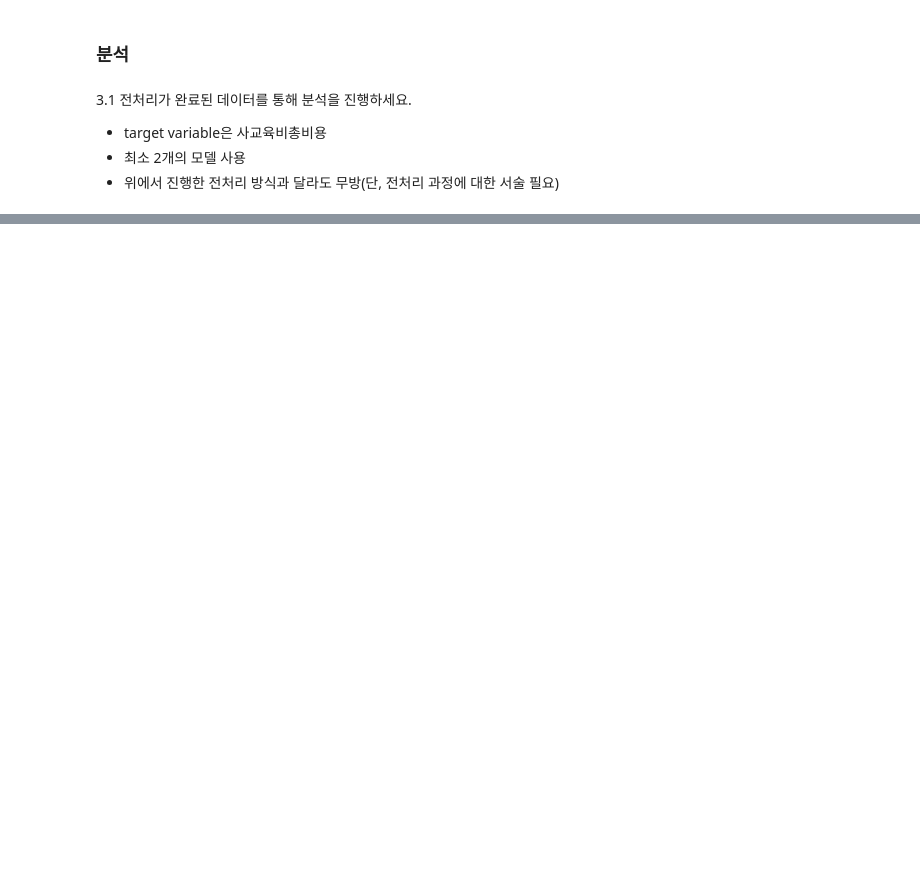
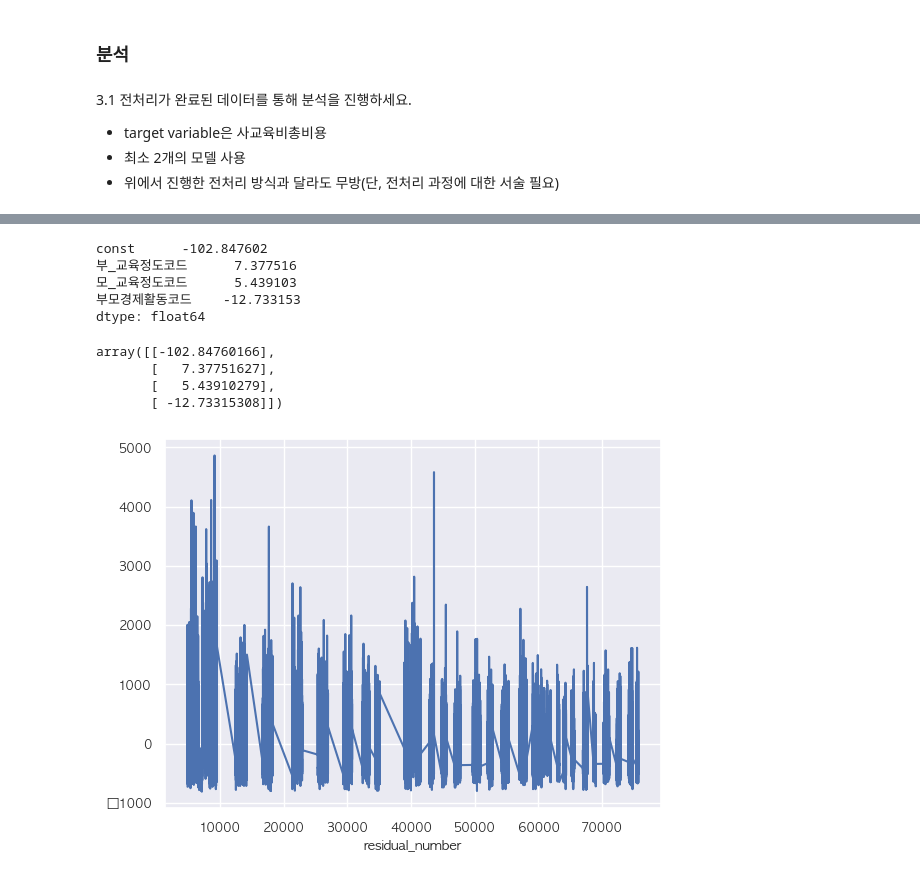
Before and after one commit to HUFS-DAT/2024-1_Seminar, a Jupyter notebook: Weekly Task/김선화/김선화_1차_과제.ipynb, the cells around one changed output, grey strips where cells are left out. Saved outputs shown, nothing was run; the diff lists cells and outputs as text; code cells hidden in the pictures; blank space fills up the shorter version.

```diff
--- a/Weekly Task/김선화/김선화_1차_과제.ipynb
+++ b/Weekly Task/김선화/김선화_1차_과제.ipynb
@@ -366,3 +366,16 @@ df
 - target variable은 사교육비총비용
 - 최소 2개의 모델 사용
 - 위에서 진행한 전처리 방식과 달라도 무방(단, 전처리 과정에 대한 서술 필요)
+# %%
+# 회귀분석 모델을 하려고 하여 밑에 코드를 작성하였지만, 이해하지 못한 상태로 따라하기만 했습니다.
+# 참고 : https://todayisbetterthanyesterday.tistory.com/7
+# 추후 다시 한 번 내용을 보면서 이해하려고 노력하겠습니다...!
+
+import pandas as pd         #DataFrame 활용 라이브럴
+import numpy as np          #행렬 활용 라이브러리
+import statsmodels.api as sm
+
+total_cost = df.drop(['사교육비총비용'], axis = 1) # 타겟 데이터 분리
+target = df[['사교육비총비용']] # 타겟 데이터 저장
+x_data = df[['부_교육정도코드',	'모_교육정도코드',	'부모경제활동코드']]
+x_data.head()
@@ -368,0 +389,7 @@ df
+# %%
+x_data1 = sm.add_constant(x_data, has_constant = "add") # 회귀분석을 하기 위한 B_0, 상수항 추가
+
+multi_model = sm.OLS(target, x_data1) # 회귀모델 적합
+fitted_multi_model = multi_model.fit()
+
+fitted_multi_model.summary() # summary함수를 통해 OLS 결과 출력
@@ -368,0 +418,37 @@ df
+# %%
+# 다중선형회귀모델의 회귀 계수
+print(fitted_multi_model.params)
+# %% [output]
+const      -102.847602
+부_교육정도코드      7.377516
+모_교육정도코드      5.439103
+부모경제활동코드    -12.733153
+dtype: float64
+# %%
+# 행렬 연산을 통해 beta구하기
+# (X'X)^(-1)*X'Y
+
+from numpy import linalg #행렬의 역행렬을 구하기 위한 라이브러리
+
+ba = linalg.inv(np.dot(x_data1.T, x_data1))  #inverse matrix in python
+np.dot(np.dot(ba, x_data1.T),target)
+
+# 위에 다중선형회귀모델의 회귀계수와 정확히 일치하는 것을 확인가능.
+# analytic한 솔루션 = 식이 존재해서 그식을 한 번에 풀 수 있는 방식이 존재
+# %% [output]
+array([[-102.84760166],
+       [   7.37751627],
+       [   5.43910279],
+       [ -12.73315308]])
+# %%
+# y_hat 구하기
+
+pred4 = fitted_multi_model.predict(x_data1)
+
+# residual plot 구하기
+
+fitted_multi_model.resid.plot()
+plt.xlabel("residual_number")
+plt.show()
+# %% [output]
+[figure, added]
```
Also changed, not shown: parts of 3 cells of this notebook.
